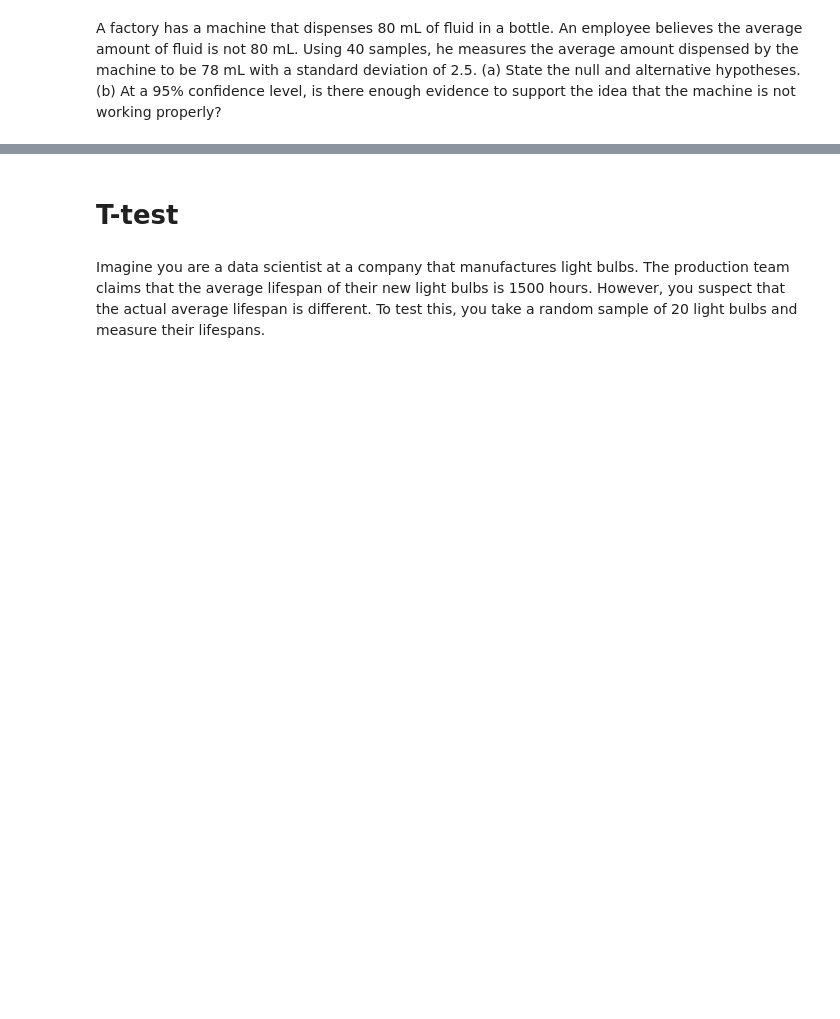
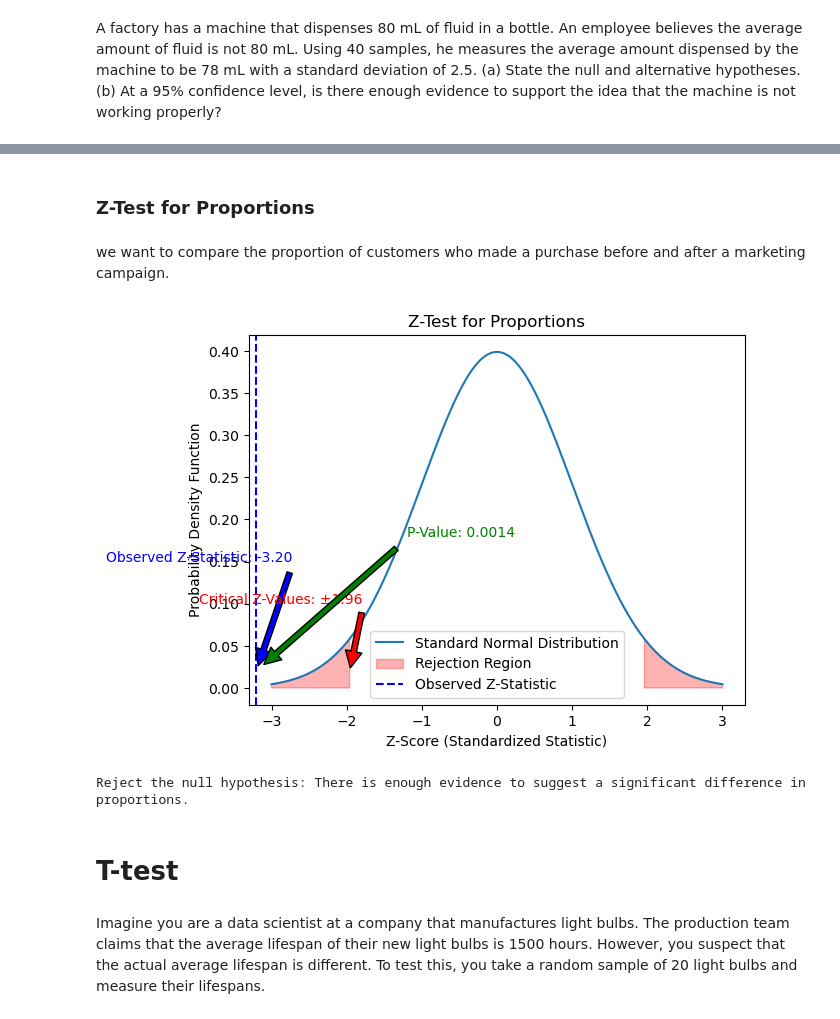
Before and after one commit to Hari-810/ML_DL, a Jupyter notebook: EDA/hypothesis.ipynb, the cells around one changed output, grey strips where cells are left out. Cells and saved outputs as stored; diff of their text form; code cells hidden in the pictures; blank space fills up the shorter version.

```diff
--- a/EDA/hypothesis.ipynb
+++ b/EDA/hypothesis.ipynb
@@ -142,3 +299,81 @@ plt.show()
+# %% [markdown]
+### Z-Test for Proportions
+# %% [markdown]
+we want to compare the proportion of customers who made a purchase before and after a marketing campaign.
+# %%
+import numpy as np
+import matplotlib.pyplot as plt
+from statsmodels.stats.proportion import proportions_ztest
+
+# Given data
+success_before = 50  # Number of successes (purchases) before the campaign
+total_before = 200   # Total number of trials before the campaign
+
+success_after = 80   # Number of successes (purchases) after the campaign
+total_after = 200    # Total number of trials after the campaign
+
+"""
+Null Hypothesis (H0):
+The proportion of customers making a purchase before the marketing campaign is equal to the proportion of customers making a purchase after the campaign.
+
+Alternative Hypothesis (H1):
+The proportion of customers making a purchase before the marketing campaign is not equal to the proportion of customers making a purchase after the campaign.
+
+Mathematically:
+H0: p1 = p2
+H1: p1 ≠ p2
+
+"""
+
+# Z-Test for Proportions
+count = np.array([success_before, success_after])
+nobs = np.array([total_before, total_after])
+z_statistic, p_value = proportions_ztest(count, nobs)
+
+# Generate data for the standard normal distribution
+x = np.linspace(-3, 3, 1000)
+y = stats.norm.pdf(x)
+
+# Plot the standard normal distribution
+plt.plot(x, y, label='Standard Normal Distribution')
+
+# Shade the rejection region for a two-tailed test
+alpha = 0.05
+z_critical = stats.norm.ppf(1 - alpha / 2)
+plt.fill_between(x, y, where=(x < -z_critical) | (x > z_critical),
+                 color='red', alpha=0.3, label='Rejection Region')
+
+# Plot the observed z-statistic
+plt.axvline(x=z_statistic, color='blue', linestyle='--', label='Observed Z-Statistic')
+
+# Add labels and title
+plt.title('Z-Test for Proportions')
+plt.xlabel('Z-Score (Standardized Statistic)')
+plt.ylabel('Probability Density Function')
+
+# Add annotations for z-score, critical score, p-value, and alpha
+plt.annotate(f'Observed Z-Statistic: {z_statistic:.2f}', xy=(z_statistic, 0.02), xytext=(z_statistic - 2, 0.15),
+             arrowprops=dict(facecolor='blue', shrink=0.05), color='blue')
+plt.annotate(f'Critical Z-Values: ±{z_critical:.2f}', xy=(-z_critical, 0.02),
+             xytext=(-z_critical - 2, 0.1), arrowprops=dict(facecolor='red', shrink=0.05), color='red')
+plt.annotate(f'P-Value: {p_value:.4f}', xy=(z_statistic, 0.02), xytext=(z_statistic + 2, 0.18),
+             arrowprops=dict(facecolor='green', shrink=0.05), color='green')
+
+
+# Display the legend
+plt.legend()
+
+# Display the plot
+plt.show()
+# Display the conclusion based on the p-value
+alpha = 0.05
+if p_value < alpha:
+    print(f'Reject the null hypothesis: There is enough evidence to suggest a significant difference in proportions.')
+else:
+    print(f'Fail to reject the null hypothesis: There is not enough evidence to suggest a significant difference in proportions.')
+# %% [output]
+[figure, added]
+Reject the null hypothesis: There is enough evidence to suggest a significant difference in proportions.
 # %% [markdown]
 # T-test
 # %% [markdown]
```
Also changed, not shown: parts of 11 cells of this notebook.
